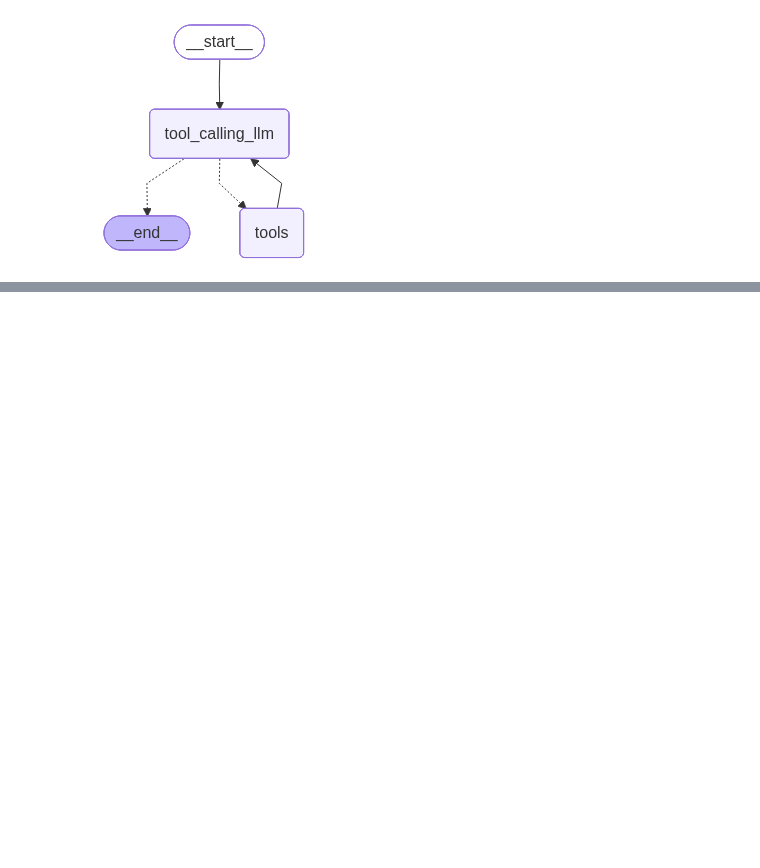
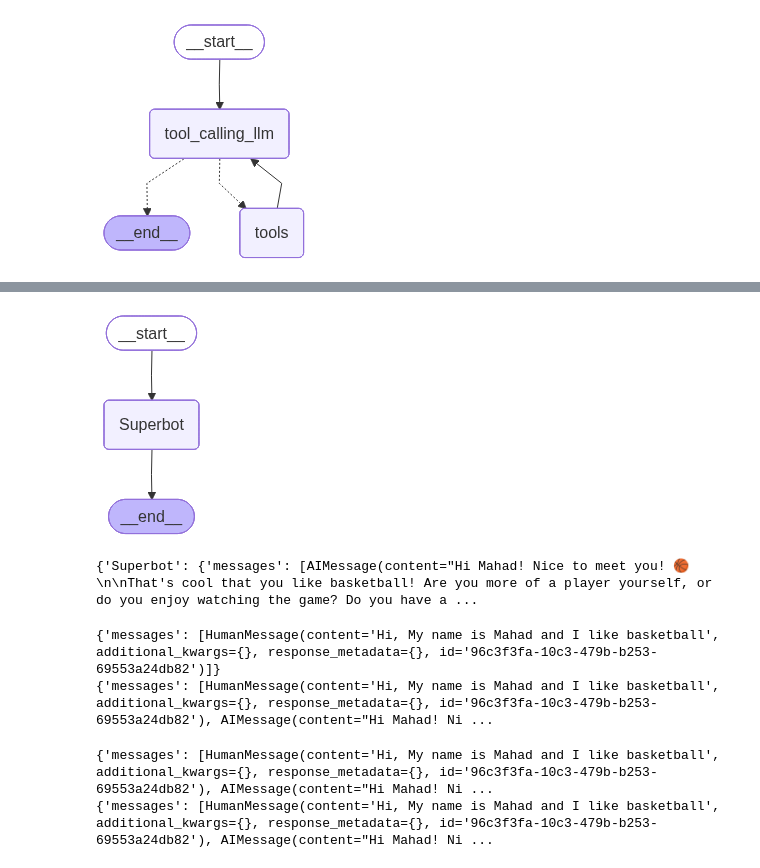
Before and after one commit to MahadRana/Agentic_AI, a Jupyter notebook: basic_chatbot/basic_chatbot.ipynb, the cells around one changed output, grey strips where cells are left out. Drawn from its saved outputs; the diff is of its cells as text; code cells hidden in the pictures; blank space fills up the shorter version.

Commit message:
streams

```diff
--- a/basic_chatbot/basic_chatbot.ipynb
+++ b/basic_chatbot/basic_chatbot.ipynb
@@ -208,0 +212,20 @@ Tool Calls:
+# %%
+memory = MemorySaver()
+
+#Graph
+builder = StateGraph(State)
+
+builder.add_node("tool_calling_llm", tool_calling_llm)
+builder.add_node('tools', ToolNode(tools))
+
+# Add Edges
+builder.add_edge(START, "tool_calling_llm")
+builder.add_conditional_edges("tool_calling_llm", tools_condition)
+builder.add_edge("tools", "tool_calling_llm")
+
+graph = builder.compile(checkpointer=memory)
+
+try:
+    display(Image(graph.get_graph().draw_mermaid_png()))
+except Exception:
+    print("issue")
@@ -208,0 +250,40 @@ Tool Calls:
+# %%
+def superbot(state:State):
+    return {"messages":[llm.invoke(state['messages'])]}
+# %%
+graph = StateGraph(State)
+
+graph.add_node("Superbot", superbot)
+
+graph.add_edge(START, "Superbot")
+graph.add_edge("Superbot", END)
+
+graph_builder = graph.compile(checkpointer=memory)
+
+try:
+    display(Image(graph_builder.get_graph().draw_mermaid_png()))
+except Exception:
+    print("issue")
+# %% [output]
+[figure, added]
+# %%
+config = {"configurable":{"thread_id":"3"}}
+
+for chunk in graph_builder.stream({'messages':'Hi, My name is Mahad and I like basketball'}, config, stream_mode="updates"):
+    print(chunk)
+# %% [output]
+{'Superbot': {'messages': [AIMessage(content="Hi Mahad! Nice to meet you! 🏀\n\nThat's cool that you like basketball! Are you more of a player yourself, or do you enjoy watching the game? Do you have a ...
+# %%
+config = {"configurable":{"thread_id":"2"}}
+
+for chunk in graph_builder.stream({'messages':'Hi, My name is Mahad and I like basketball'}, config, stream_mode="values"):
+    print(chunk)
+# %% [output]
+{'messages': [HumanMessage(content='Hi, My name is Mahad and I like basketball', additional_kwargs={}, response_metadata={}, id='96c3f3fa-10c3-479b-b253-69553a24db82')]}
+{'messages': [HumanMessage(content='Hi, My name is Mahad and I like basketball', additional_kwargs={}, response_metadata={}, id='96c3f3fa-10c3-479b-b253-69553a24db82'), AIMessage(content="Hi Mahad! Ni ...
+# %%
+for chunk in graph_builder.stream({'messages':'I also like cricket'}, config, stream_mode="values"):
+    print(chunk)
+# %% [output]
+{'messages': [HumanMessage(content='Hi, My name is Mahad and I like basketball', additional_kwargs={}, response_metadata={}, id='96c3f3fa-10c3-479b-b253-69553a24db82'), AIMessage(content="Hi Mahad! Ni ...
+{'messages': [HumanMessage(content='Hi, My name is Mahad and I like basketball', additional_kwargs={}, response_metadata={}, id='96c3f3fa-10c3-479b-b253-69553a24db82'), AIMessage(content="Hi Mahad! Ni ...
```
Also changed, not shown: parts of 12 cells of this notebook.
